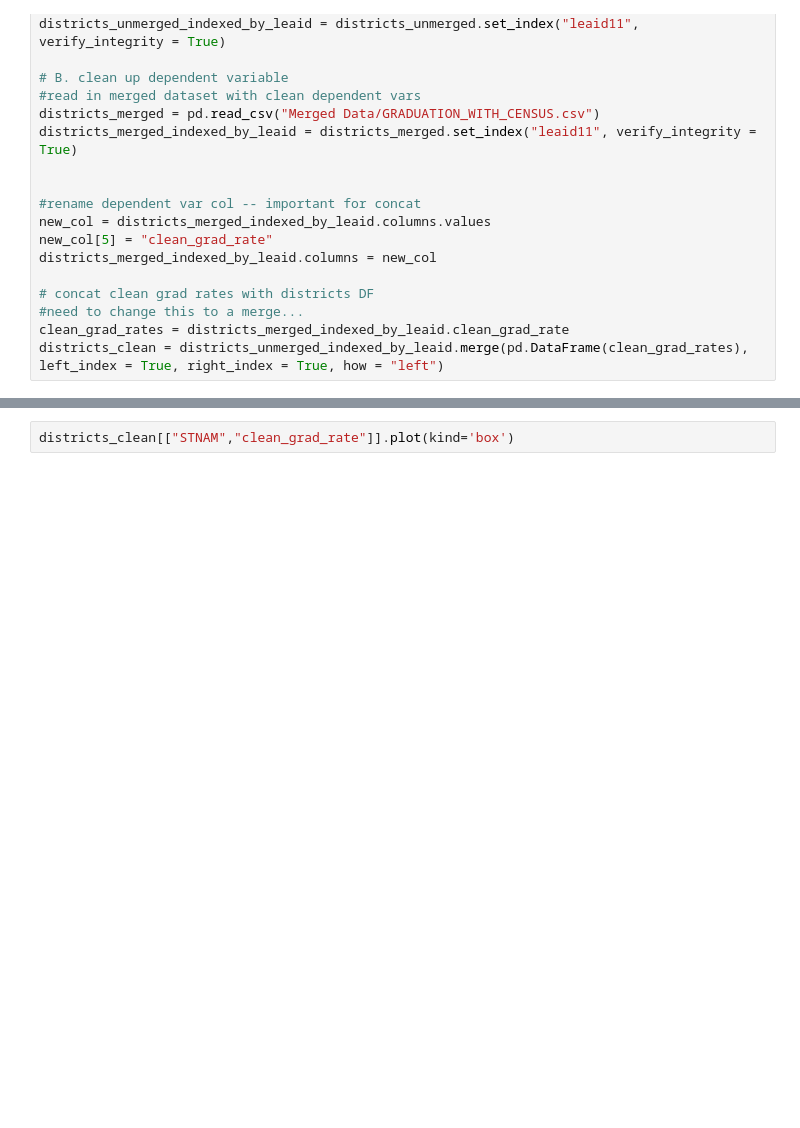
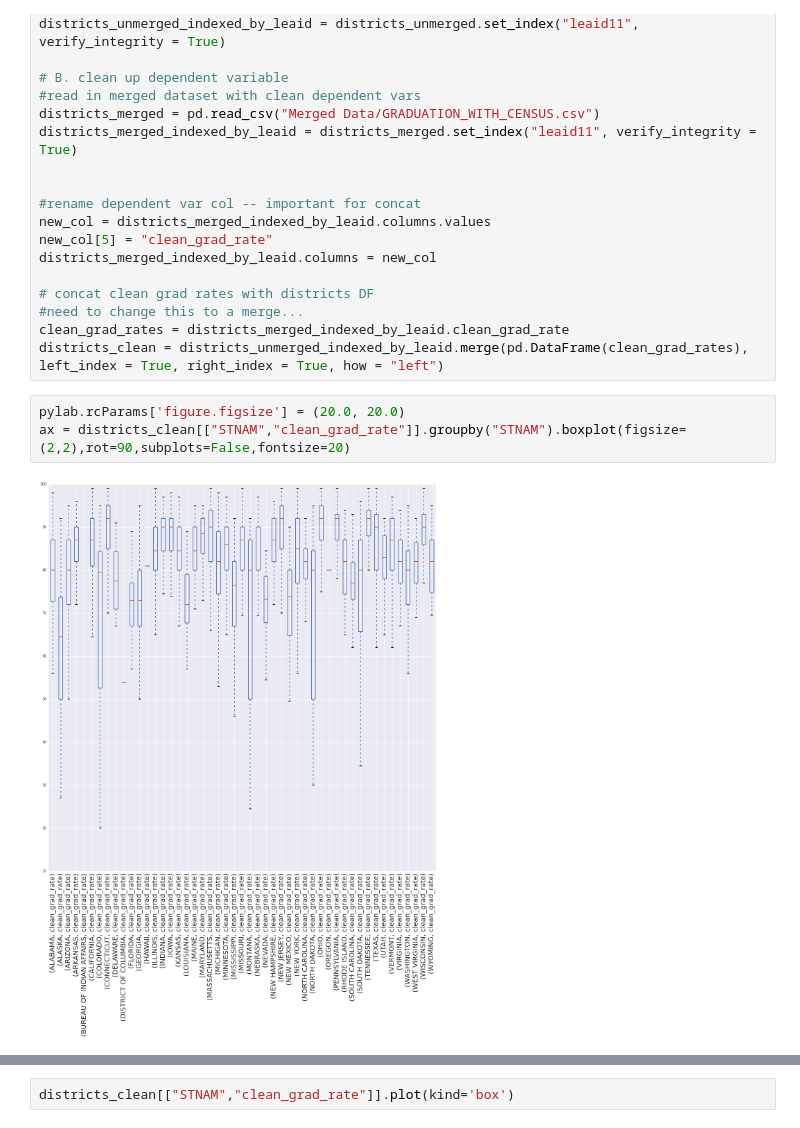
Before and after one commit to kskk02/DataForDiploma, a Jupyter notebook: Analysis.ipynb, the cells around one changed output, grey strips where cells are left out. Saved outputs shown, nothing was run; the diff lists cells and outputs as text; blank space fills up the shorter version.

```diff
--- a/Analysis.ipynb
+++ b/Analysis.ipynb
@@ -35,5 +247,10 @@ districts_merged_indexed_by_leaid.columns = new_col
 #need to change this to a merge...
 clean_grad_rates = districts_merged_indexed_by_leaid.clean_grad_rate
 districts_clean = districts_unmerged_indexed_by_leaid.merge(pd.DataFrame(clean_grad_rates), left_index = True, right_index = True, how = "left")
+# %%
+pylab.rcParams['figure.figsize'] = (20.0, 20.0)
+ax = districts_clean[["STNAM","clean_grad_rate"]].groupby("STNAM").boxplot(figsize=(2,2),rot=90,subplots=False,fontsize=20)
+# %% [output]
+[figure, added]
 # %%
 from matplotlib.backends.backend_pdf import PdfPages
```
Also changed, not shown: parts of 40 cells of this notebook.
